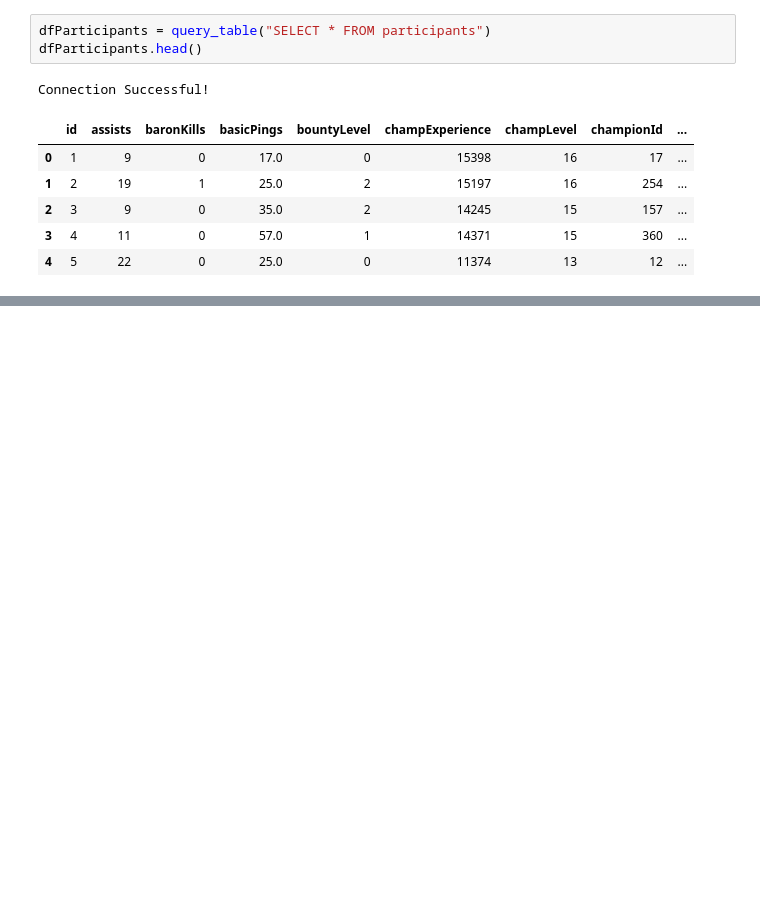
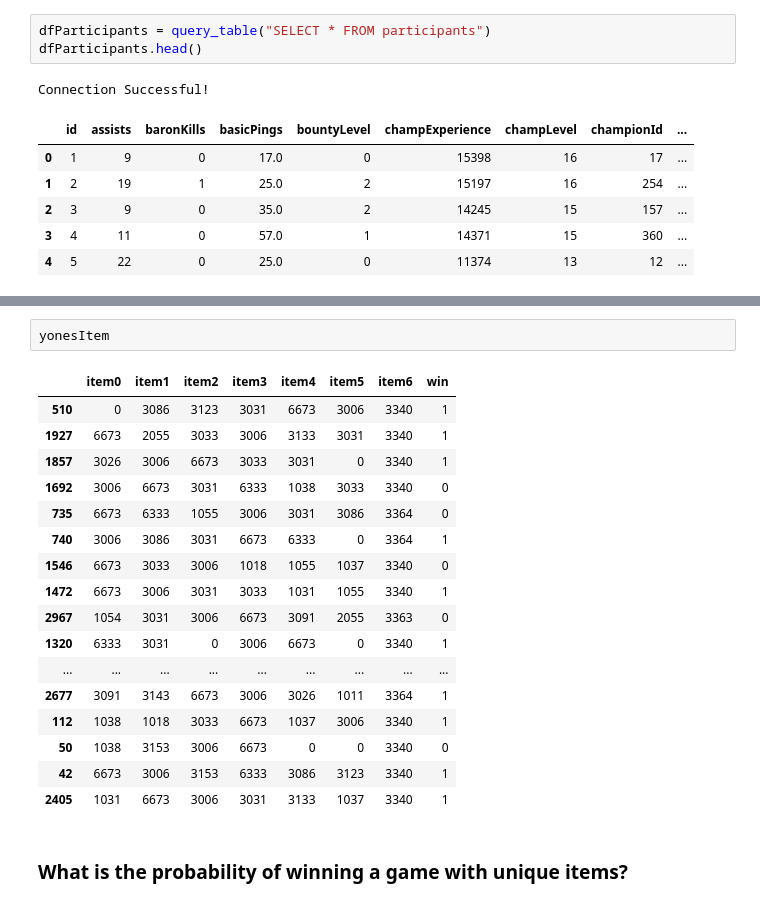
Before and after one commit to jnamor/lol_stats, a Jupyter notebook: notebook/Exploration de la donnée.ipynb, the cells around one changed output, grey strips where cells are left out. Saved outputs shown, nothing was run; the diff lists cells and outputs as text; blank space fills up the shorter version.

```diff
--- a/notebook/Exploration de la donnée.ipynb
+++ b/notebook/Exploration de la donnée.ipynb
@@ -62,0 +147,22 @@ dfParticipants[dfParticipants['championName'] == "Yone"][analyzeList]
+# %%
+yonesItem
+# %% [output]
+|  | item0 | item1 | item2 | item3 | item4 | item5 | item6 | win |
+| 510 | 0 | 3086 | 3123 | 3031 | 6673 | 3006 | 3340 | 1 |
+| 1927 | 6673 | 2055 | 3033 | 3006 | 3133 | 3031 | 3340 | 1 |
+| 1857 | 3026 | 3006 | 6673 | 3033 | 3031 | 0 | 3340 | 1 |
+| 1692 | 3006 | 6673 | 3031 | 6333 | 1038 | 3033 | 3340 | 0 |
+| 735 | 6673 | 6333 | 1055 | 3006 | 3031 | 3086 | 3364 | 0 |
+| 740 | 3006 | 3086 | 3031 | 6673 | 6333 | 0 | 3364 | 1 |
+| 1546 | 6673 | 3033 | 3006 | 1018 | 1055 | 1037 | 3340 | 0 |
+| 1472 | 6673 | 3006 | 3031 | 3033 | 1031 | 1055 | 3340 | 1 |
+| 2967 | 1054 | 3031 | 3006 | 6673 | 3091 | 2055 | 3363 | 0 |
+| 1320 | 6333 | 3031 | 0 | 3006 | 6673 | 0 | 3340 | 1 |
+| ... | ... | ... | ... | ... | ... | ... | ... | ... |
+| 2677 | 3091 | 3143 | 6673 | 3006 | 3026 | 1011 | 3364 | 1 |
+| 112 | 1038 | 1018 | 3033 | 6673 | 1037 | 3006 | 3340 | 1 |
+| 50 | 1038 | 3153 | 3006 | 6673 | 0 | 0 | 3340 | 0 |
+| 42 | 6673 | 3006 | 3153 | 6333 | 3086 | 3123 | 3340 | 1 |
+| 2405 | 1031 | 6673 | 3006 | 3031 | 3133 | 1037 | 3340 | 1 |
+# %% [markdown]
+### What is the probability of winning a game with unique items?
```
Also changed, not shown: parts of 33 cells of this notebook.
